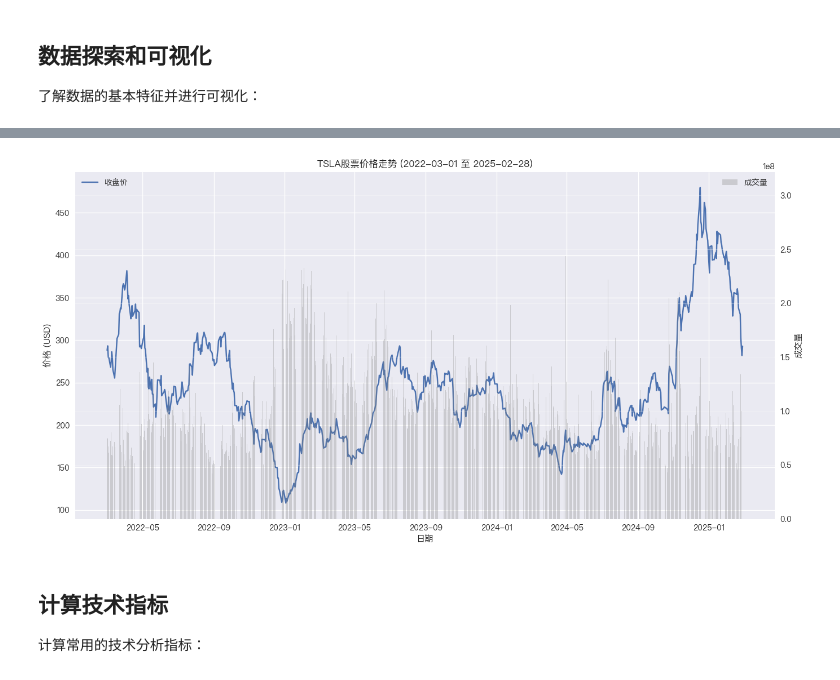
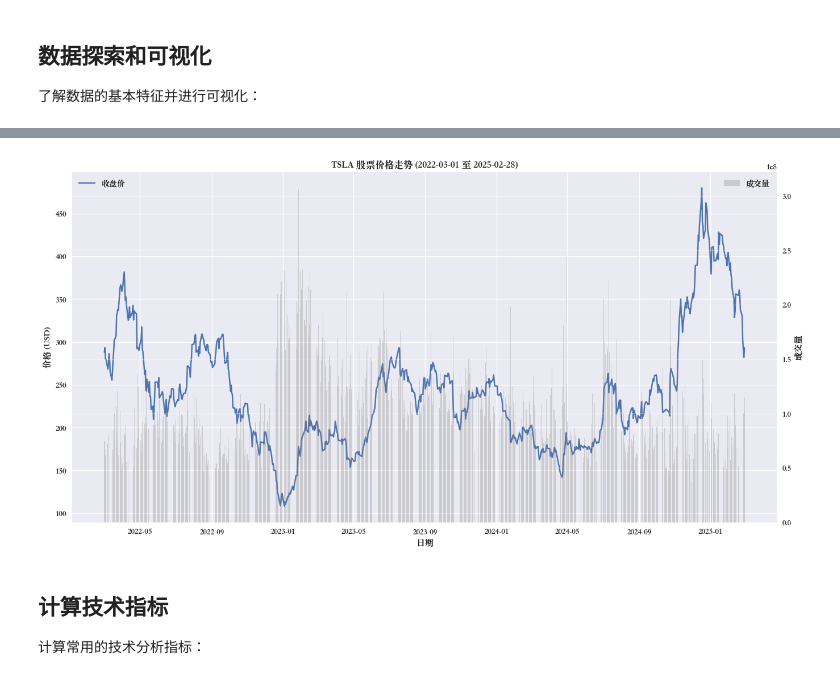
Before and after one commit to DapengJin/quant-learning, a Jupyter notebook: notebooks/week1/day 1/01_量化交易入门.ipynb, the cells around one changed output, grey strips where cells are left out. Drawn from its saved outputs; the diff is of its cells as text; code cells hidden in the pictures.

```diff
--- a/notebooks/week1/day 1/01_量化交易入门.ipynb
+++ b/notebooks/week1/day 1/01_量化交易入门.ipynb
@@ -105,36 +93,39 @@ dtype: object
 | max | 479.859985 | 488.540009 | 457.510010 | 475.899994 | 3.065906e+08 |
 # %%
 # 设置中文字体
-plt.rcParams['font.sans-serif'] = ['PingFang HK']
+plt.rcParams['font.sans-serif'] = ['Songti SC']
 plt.rcParams['axes.unicode_minus'] = False
 # for f in fm.fontManager.ttflist:
 #     # 只打印名称中包含 'PingFang' 或 'SC' 或 'Hei' 等关键字的字体
 #     if "PingFang" in f.name or "Heiti" in f.name or "Songti" in f.name or "SC" in f.name:
 #         print(f.name)
 
 start_date = stock_data.index[0]
 end_date = stock_data.index[-1]
 
 plt.figure(figsize=(16, 8))
 
-# 绘制收盘价
-plt.plot(stock_data.index, stock_data['Close'], label='收盘价')
 
-ax1 = plt.gca()
-ax2 = ax1.twinx()
-ax2.bar(stock_data.index, stock_data['Volume'], alpha=0.3, color='gray', label='成交量')
-ax2.set_ylabel('成交量')
+plt.plot(stock_data.index, stock_data['Close'], label='收盘价')  # 绘制收盘价
+ax1 = plt.gca()  # 获取当前坐标轴对象作为主轴，绘制股价折线图 get current axis
+ax2 = ax1.twinx()  # 创建次坐标轴，用于绘制成交量柱状图
+ax2.bar(stock_data.index, stock_data['Volume'], alpha=0.3, color='gray', label='成交量')  # 在次坐标轴绘制成交量柱状图，设置透明度和颜色
+ax2.set_ylabel('成交量')  # 次坐标轴的Y轴标签
 
-plt.title(f'{ticker_symbol}股票价格走势 ({start_date.date()} 至 {end_date.date()})')
+plt.title(f'{ticker_symbol} 股票价格走势 ({start_date.date()} 至 {end_date.date()})')  # 绘制标题，显示股票代码及起止日期
+
+# 主坐标轴X、Y轴标签
 ax1.set_xlabel('日期')
 ax1.set_ylabel('价格 (USD)')
-ax1.legend(loc='upper left')
-ax2.legend(loc='upper right')
 
-plt.grid(True, alpha=0.3)
-plt.show()
+ax1.legend(loc='upper left')  # 在主坐标轴绘制图例，显示在左上角
+ax2.legend(loc='upper right')  # 在次坐标轴绘制图例，显示在右上角
+
+
+plt.grid(True, alpha=0.3)  # 启用网格，增加可读性，设置网格透明度
+plt.show()  # 绘制图表
 # %% [output]
-[figure, old version]
+[figure, new version]
 # %% [markdown]
 
 ## 计算技术指标
```
Also changed, not shown: parts of 7 cells of this notebook.
